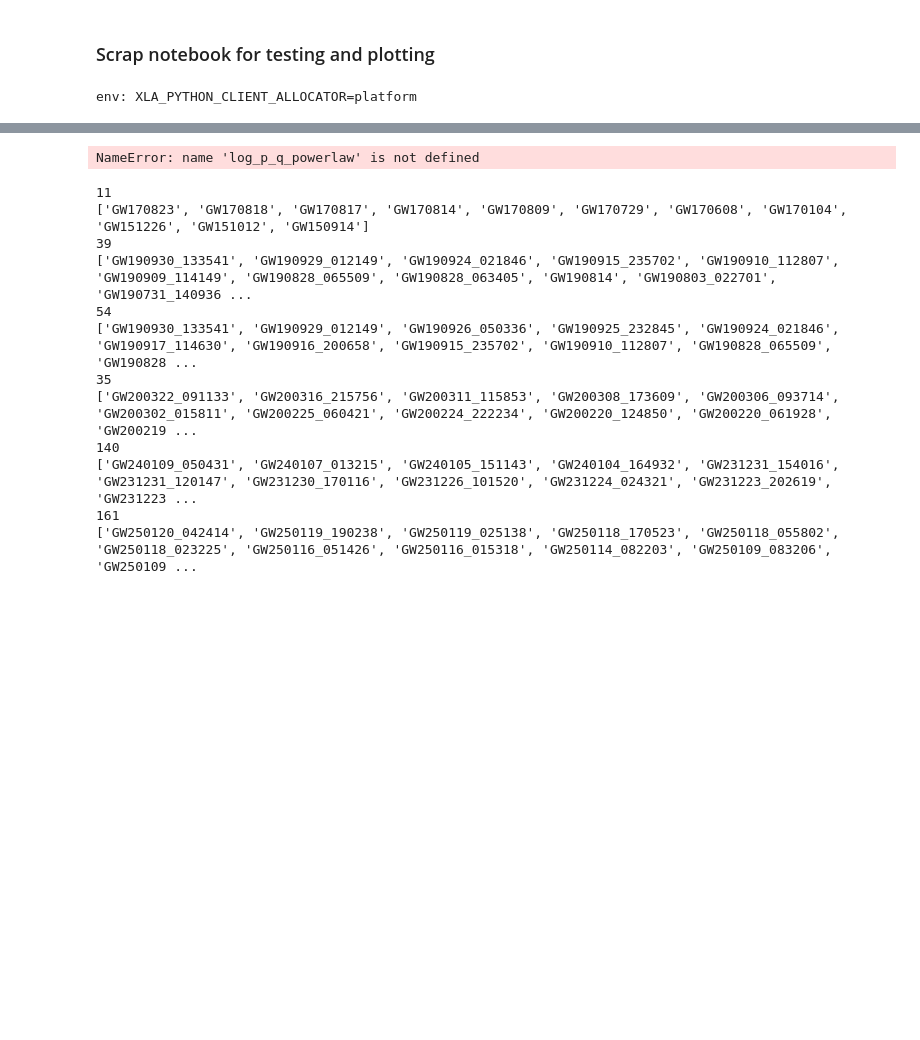
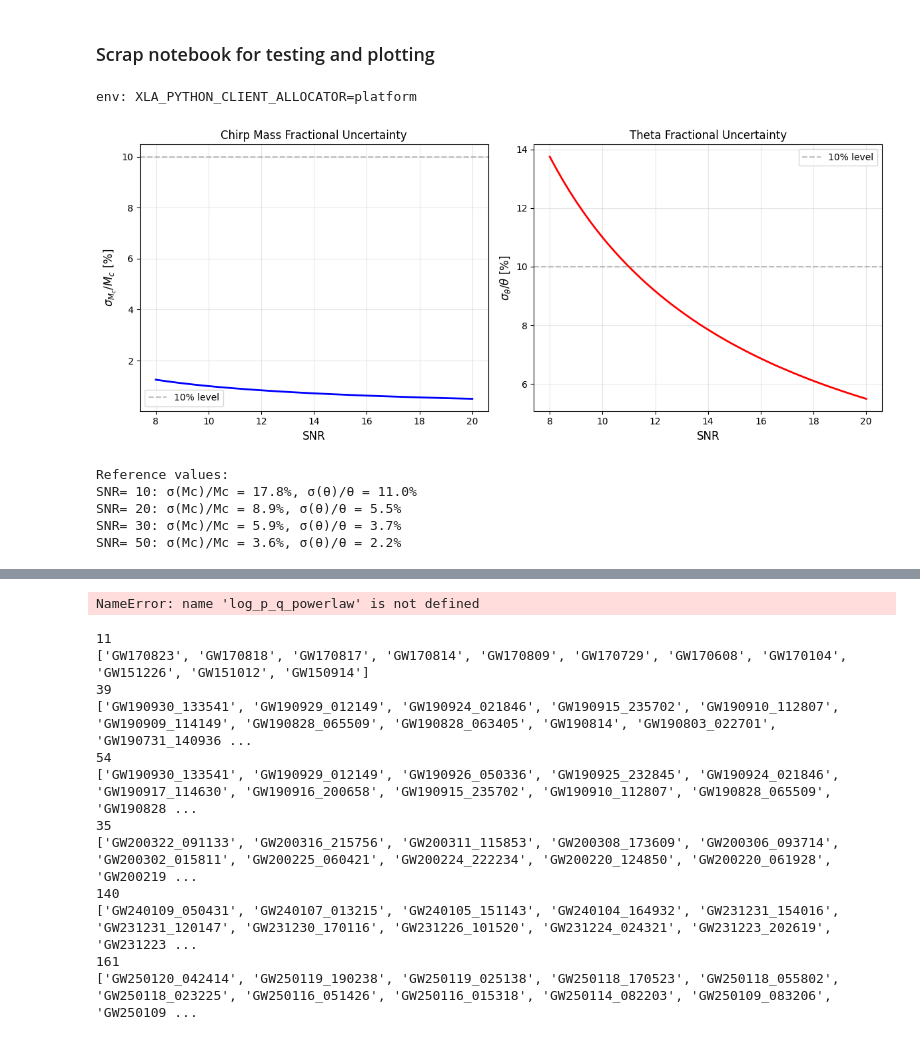
Before and after one commit to abby-moran/GW_pop_cosmo_inference, a Jupyter notebook: scripts/sandbox.ipynb, the cells around one changed output, grey strips where cells are left out. Drawn from its saved outputs; the diff is of its cells as text; code cells hidden in the pictures; blank space fills up the shorter version.

```diff
--- a/scripts/sandbox.ipynb
+++ b/scripts/sandbox.ipynb
@@ -33,3 +33,56 @@ jax.config.update("jax_enable_x64", True)
 from inspect import getfullargspec
 # %% [output]
 env: XLA_PYTHON_CLIENT_ALLOCATOR=platform
+# %%
+mc_scale=.1
+q_scale=1.7
+th_scale=1.1
+from mock_observations import Uncertainties
+# %%
+snr_values = np.linspace(8, 20, 50)  # typical SNR range
+
+# Compute uncertainties for each SNR
+sigma_log_mc = np.array([Uncertainties.from_snr(snr, mc_scale=mc_scale, q_scale=q_scale, th_scale=th_scale).sigma_log_mc for snr in snr_values])
+# %%
+sigma_log_theta = np.array([Uncertainties.from_snr(snr, mc_scale=mc_scale, q_scale=q_scale, th_scale=th_scale).sigma_theta for snr in snr_values])
+fractional_sigma_mc = sigma_log_mc  # = delta_Mc / Mc
+fractional_sigma_theta = sigma_log_theta  # = delta_theta / theta
+
+percent_sigma_mc = fractional_sigma_mc * 100
+percent_sigma_theta = fractional_sigma_theta * 100
+# %%
+fig, axes = plt.subplots(1, 2, figsize=(12, 5))
+
+# Plot Mc uncertainty
+axes[0].plot(snr_values, percent_sigma_mc, 'b-', lw=2)
+axes[0].set_xlabel('SNR', fontsize=12)
+axes[0].set_ylabel(r'$\sigma_{M_c} / M_c$ [%]', fontsize=12)
+axes[0].set_title('Chirp Mass Fractional Uncertainty')
+axes[0].grid(True, alpha=0.3)
+axes[0].axhline(10, color='gray', ls='--', alpha=0.5, label='10% level')
+axes[0].legend()
+
+# Plot theta uncertainty
+axes[1].plot(snr_values, percent_sigma_theta, 'r-', lw=2)
+axes[1].set_xlabel('SNR', fontsize=12)
+axes[1].set_ylabel(r'$\sigma_{\theta} / \theta$ [%]', fontsize=12)
+axes[1].set_title('Theta Fractional Uncertainty')
+axes[1].grid(True, alpha=0.3)
+axes[1].axhline(10, color='gray', ls='--', alpha=0.5, label='10% level')
+axes[1].legend()
+
+plt.tight_layout()
+plt.show()
+
+# Print some reference values
+print("Reference values:")
+for snr in [10, 20, 30, 50]:
+    u = Uncertainties.from_snr(snr)
+    print(f"SNR={snr:3d}: σ(Mc)/Mc = {u.sigma_log_mc*100:.1f}%, σ(θ)/θ = {u.sigma_theta*100:.1f}%")
+# %% [output]
+[figure, added]
+Reference values:
+SNR= 10: σ(Mc)/Mc = 17.8%, σ(θ)/θ = 11.0%
+SNR= 20: σ(Mc)/Mc = 8.9%, σ(θ)/θ = 5.5%
+SNR= 30: σ(Mc)/Mc = 5.9%, σ(θ)/θ = 3.7%
+SNR= 50: σ(Mc)/Mc = 3.6%, σ(θ)/θ = 2.2%
```
Also changed, not shown: parts of 12 cells of this notebook, 29 other files.
